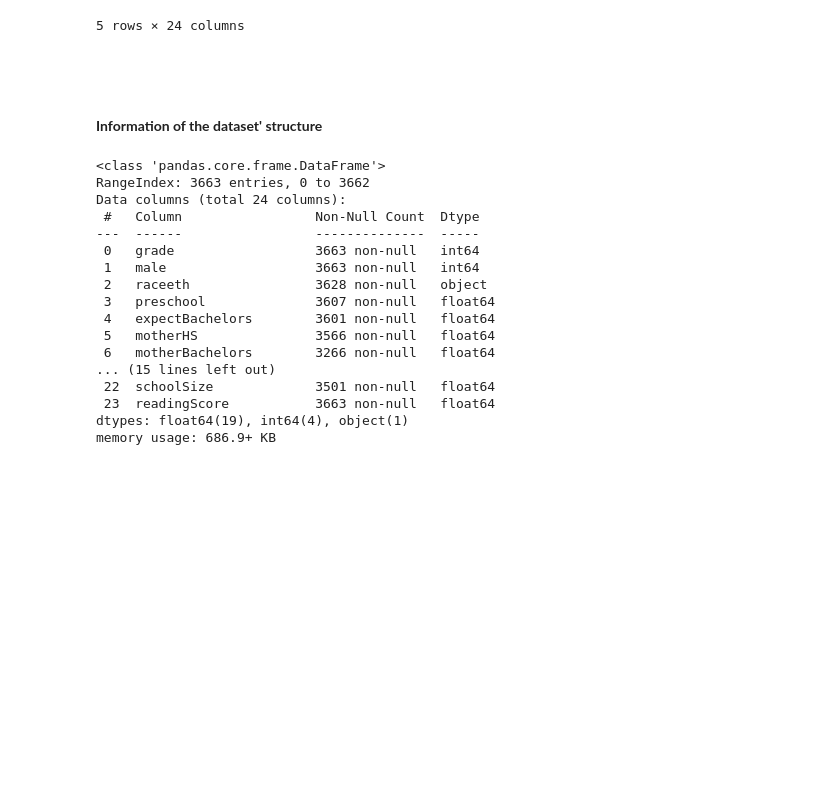
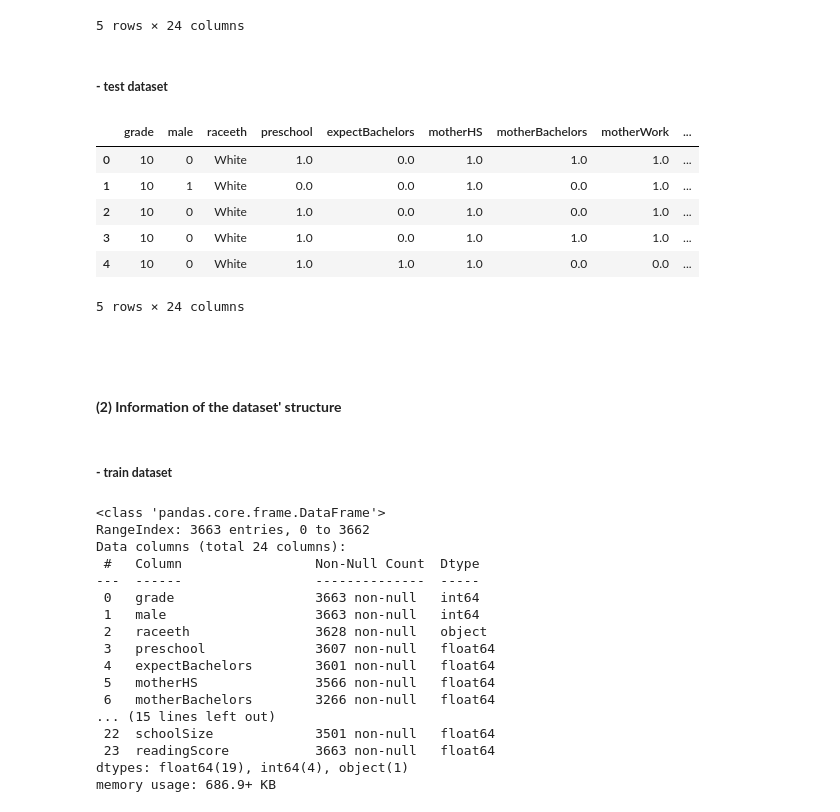
Before and after one commit to ABizCho/py_machineLearning, a Jupyter notebook: Assignment_Individual/asgmt_3_201823869.ipynb, the cells around one changed output. Drawn from its saved outputs; the diff is of its cells as text; code cells hidden in the pictures; blank space fills up the shorter version.

```diff
--- a/Assignment_Individual/asgmt_3_201823869.ipynb
+++ b/Assignment_Individual/asgmt_3_201823869.ipynb
@@ -76,10 +78,24 @@ pisa_train.head()
 | 3 | 10 | 0 | Black | 1.0 | 1.0 | 0.0 | 0.0 | 1.0 | ... |
 | 4 | 10 | 1 | Hispanic | 1.0 | 0.0 | 1.0 | 0.0 | 1.0 | ... |
 5 rows × 24 columns
+# %% [markdown]
+##### **- test dataset**
+# %%
+pisa_test.head()
+# %% [output]
+|  | grade | male | raceeth | preschool | expectBachelors | motherHS | motherBachelors | motherWork | ... |
+| 0 | 10 | 0 | White | 1.0 | 0.0 | 1.0 | 1.0 | 1.0 | ... |
+| 1 | 10 | 1 | White | 0.0 | 0.0 | 1.0 | 0.0 | 1.0 | ... |
+| 2 | 10 | 0 | White | 1.0 | 0.0 | 1.0 | 0.0 | 1.0 | ... |
+| 3 | 10 | 0 | White | 1.0 | 0.0 | 1.0 | 1.0 | 1.0 | ... |
+| 4 | 10 | 0 | White | 1.0 | 1.0 | 1.0 | 0.0 | 0.0 | ... |
+5 rows × 24 columns
 # %% [markdown]
 <br>
 # %% [markdown]
-#### **Information of the dataset' structure**
+#### **(2) Information of the dataset' structure**
+# %% [markdown]
+##### **- train dataset**
 # %%
 pisa_train.info()
 # %% [output]
```
Also changed, not shown: parts of 15 cells of this notebook.
